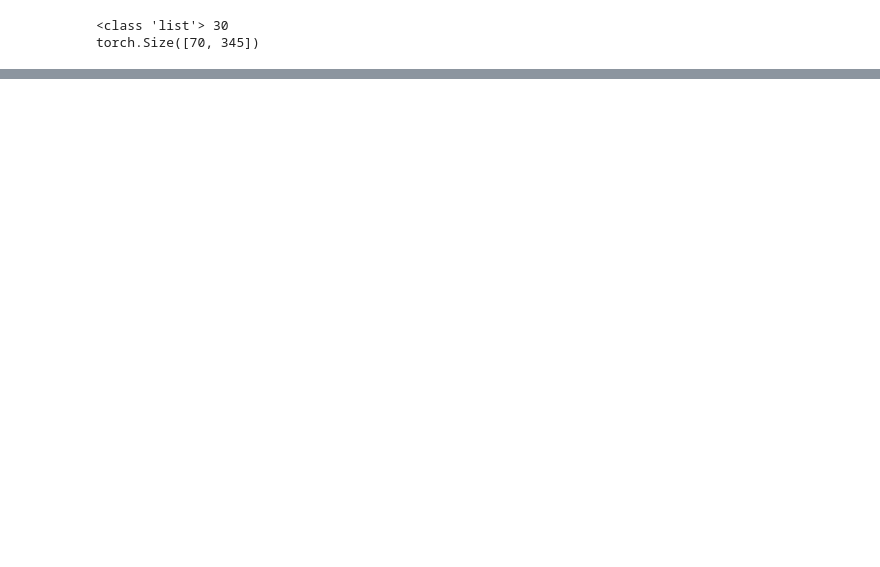
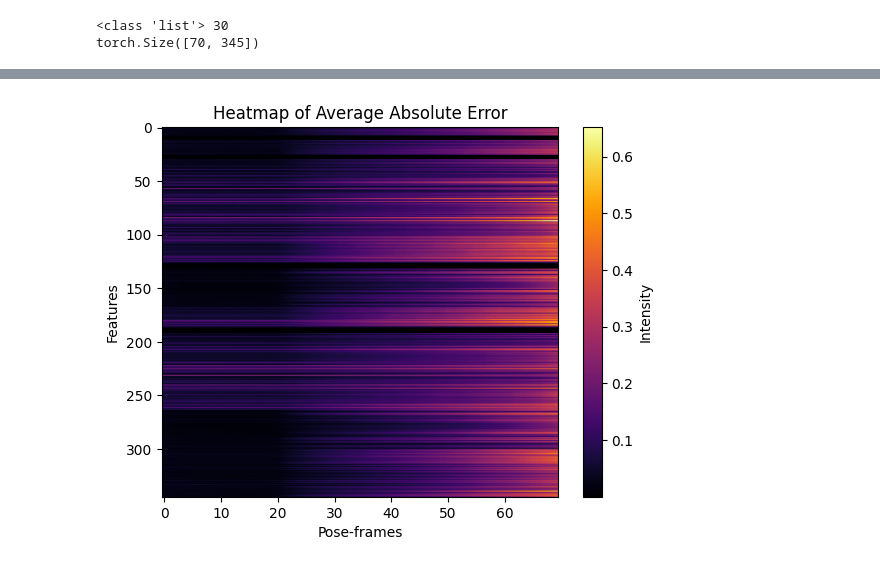
Before and after one commit to AntonBertelsen/GestureGeneration, a Jupyter notebook: DiffuseStyleGestureReproduced/avg_abs_error_heatmap.ipynb, the cells around one changed output, grey strips where cells are left out. Saved outputs shown, nothing was run; the diff lists cells and outputs as text; code cells hidden in the pictures; blank space fills up the shorter version.

```diff
--- a/DiffuseStyleGestureReproduced/avg_abs_error_heatmap.ipynb
+++ b/DiffuseStyleGestureReproduced/avg_abs_error_heatmap.ipynb
@@ -255,0 +258,17 @@ NameError: name 'matrix_np' is not defined
+# %%
+import numpy as np
+
+# Convert tensor to NumPy for plotting
+matrix_np = avg_error_matrix.numpy()
+
+matrix_np = np.rot90(matrix_np)
+
+# Plot as heatmap
+plt.imshow(matrix_np, cmap='inferno', aspect='auto')
+plt.colorbar(label='Intensity')
+plt.title('Heatmap of Average Absolute Error')
+plt.xlabel('Pose-frames')
+plt.ylabel('Features')
+plt.show()
+# %% [output]
+[figure, added]
```
Also changed, not shown: parts of 24 cells of this notebook, 8 other files.
